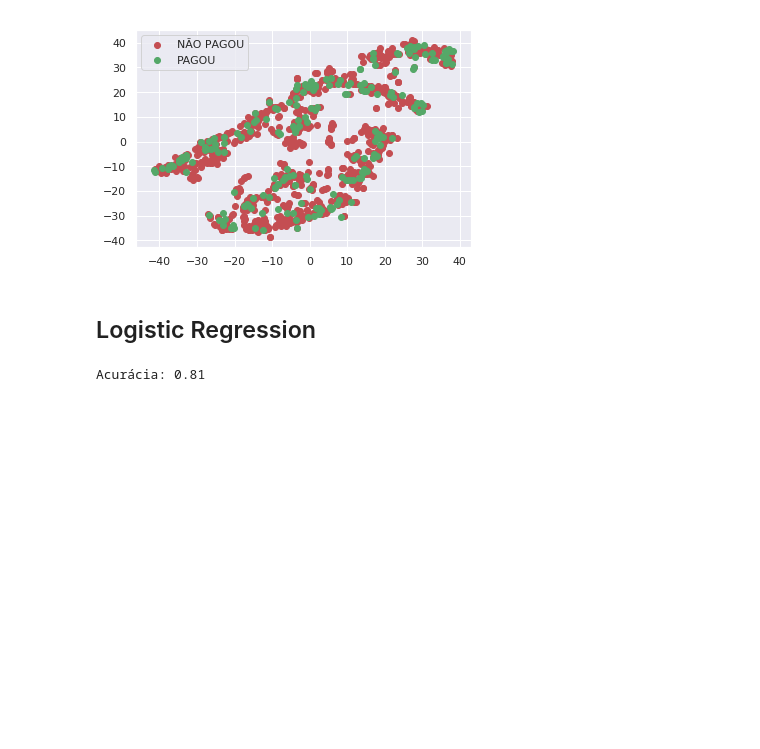
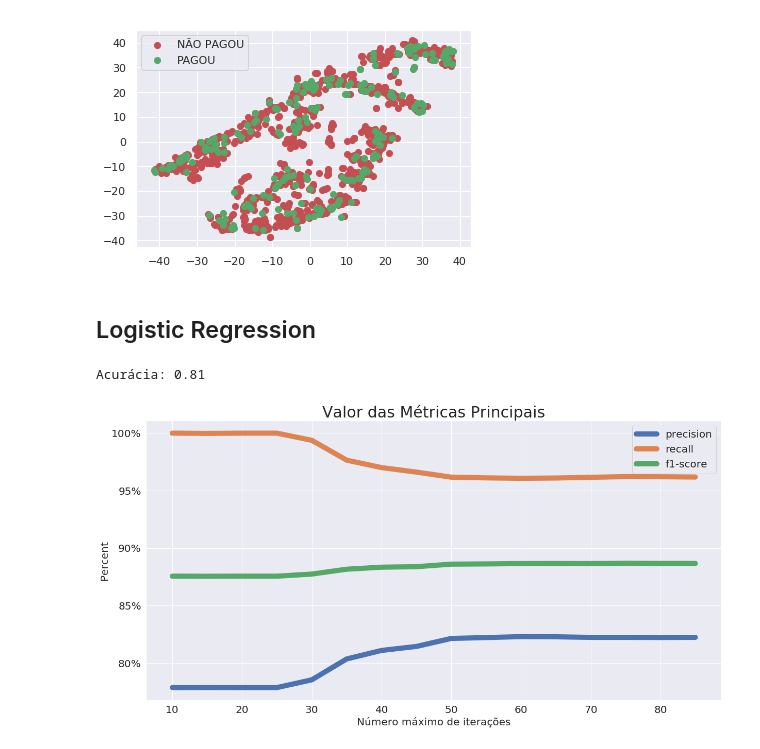
Before and after one commit to Machine-Learning-FGA/default-of-credit-card-clients, a Jupyter notebook: Predição Inadimplência Cartão de Crédito.ipynb, the cells around one changed output. Saved outputs shown, nothing was run; the diff lists cells and outputs as text; code cells hidden in the pictures; blank space fills up the shorter version.

Commit message:
Add graph for evolving of metrics

```diff
--- a/Predição Inadimplência Cartão de Crédito.ipynb
+++ b/Predição Inadimplência Cartão de Crédito.ipynb
@@ -188,3 +188,20 @@ for iter_amount in range(0, 160, 10):
 print("Acurácia: {:.2f}".format(lr.score(X_test, y_test)))
 # %% [output]
 Acurácia: 0.81
+# %%
+import matplotlib.pyplot as plt
+import seaborn as sns
+import pandas as pd
+
+df_metrics = pd.DataFrame(data={'precision': precision, 'recall': recall, 'f1-score': f1score})
+
+ax = df_metrics.plot(kind='line', figsize=(20, 10), legend=True, lw=10)
+ax.set_xticklabels(xlabels, fontsize=20)
+ax.set_yticklabels([f'{i}%' for i in range(75, 105, 5)], fontsize=20)
+ax.set_title('Valor das Métricas Principais', fontsize=30)
+ax.set_xlabel('Número máximo de iterações', fontsize=20)
+ax.set_ylabel('Percent', fontsize=20)
+ax.legend(fontsize=20)
+plt.show()
+# %% [output]
+[figure, added]
```
